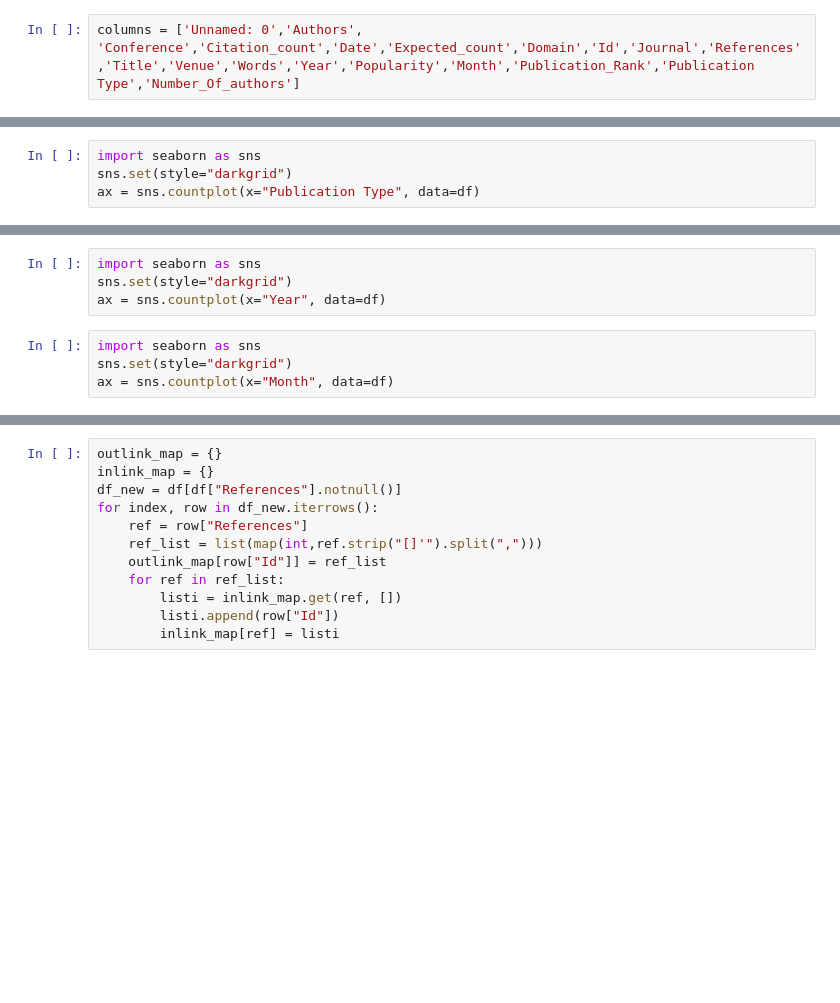
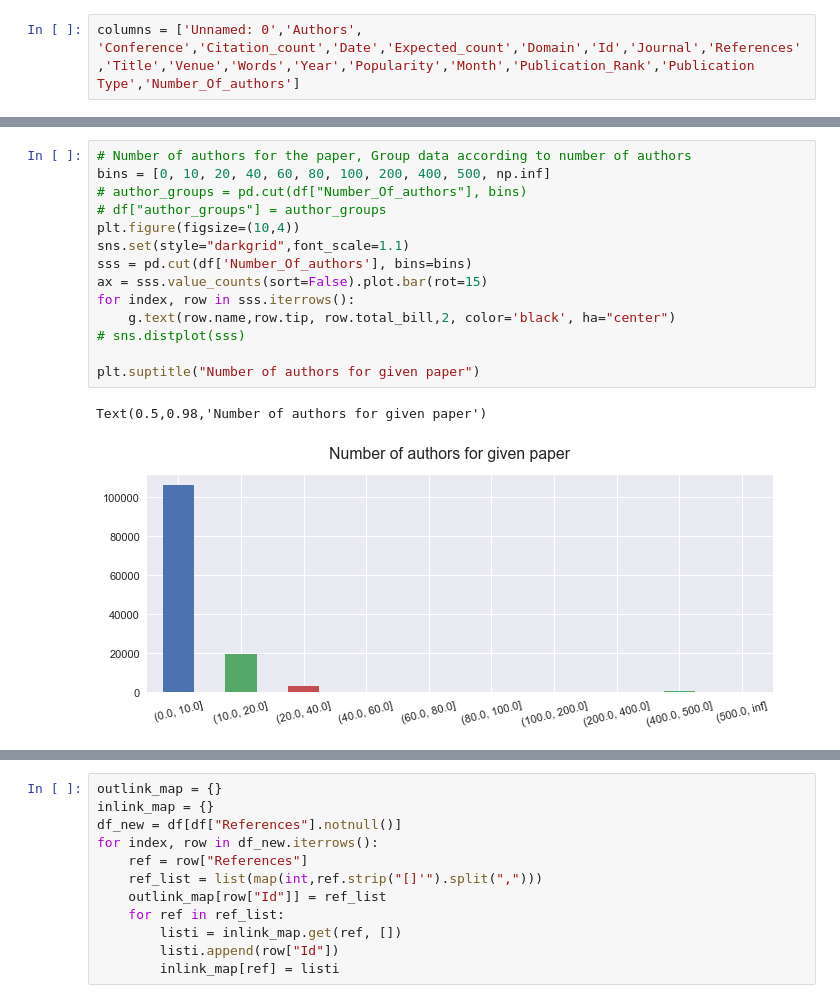
Before and after one commit to divvyam/APR, a Jupyter notebook: mag.ipynb, the cells around one changed output, grey strips where cells are left out. Cells and saved outputs as stored; diff of their text form; blank space fills up the shorter version.

```diff
--- a/mag.ipynb
+++ b/mag.ipynb
@@ -167,4 +273,0 @@ max(df.Number_Of_authors)
-# %%
-import seaborn as sns
-sns.set(style="darkgrid")
-ax = sns.countplot(x="Publication Type", data=df)
@@ -175,8 +273,0 @@ ax = sns.countplot(x="Publication Type", data=df)
-# %%
-import seaborn as sns
-sns.set(style="darkgrid")
-ax = sns.countplot(x="Year", data=df)
-# %%
-import seaborn as sns
-sns.set(style="darkgrid")
-ax = sns.countplot(x="Month", data=df)
@@ -182,0 +283,17 @@ ax = sns.countplot(x="Month", data=df)
+# %%
+# Number of authors for the paper, Group data according to number of authors
+bins = [0, 10, 20, 40, 60, 80, 100, 200, 400, 500, np.inf]
+# author_groups = pd.cut(df["Number_Of_authors"], bins)
+# df["author_groups"] = author_groups
+plt.figure(figsize=(10,4))
+sns.set(style="darkgrid",font_scale=1.1)
+sss = pd.cut(df['Number_Of_authors'], bins=bins)
+ax = sss.value_counts(sort=False).plot.bar(rot=15)
+for index, row in sss.iterrows():
+    g.text(row.name,row.tip, row.total_bill,2, color='black', ha="center")
+# sns.distplot(sss)
+
+plt.suptitle("Number of authors for given paper")
+# %% [output]
+Text(0.5,0.98,'Number of authors for given paper')
+[figure, added]
```
Also changed, not shown: parts of 26 cells of this notebook.
